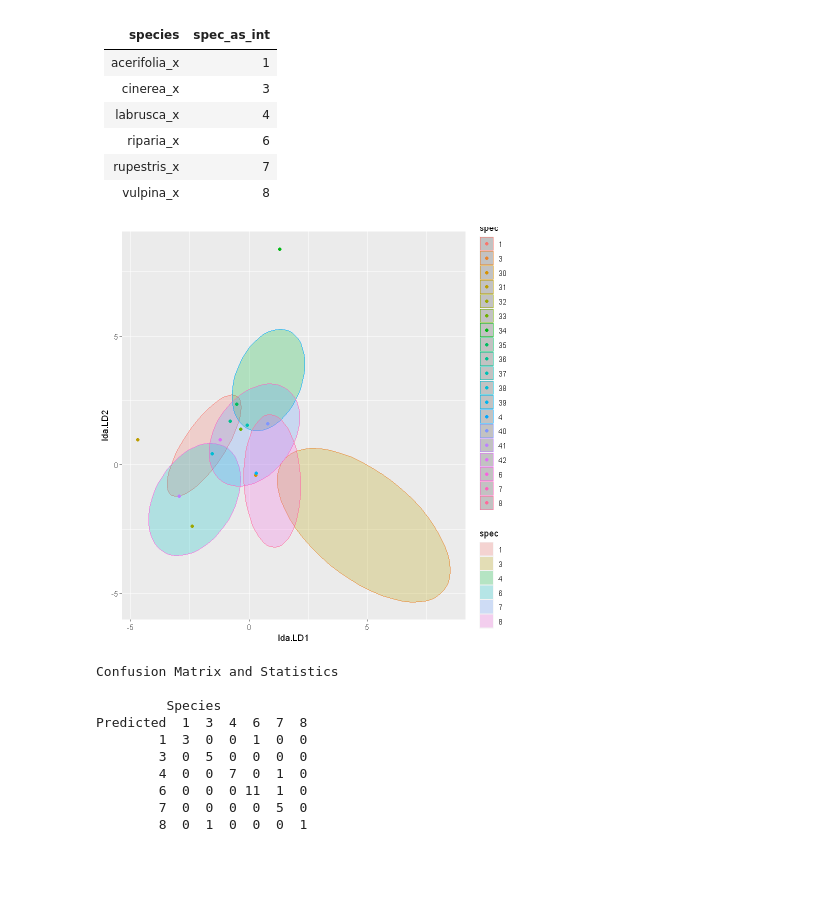
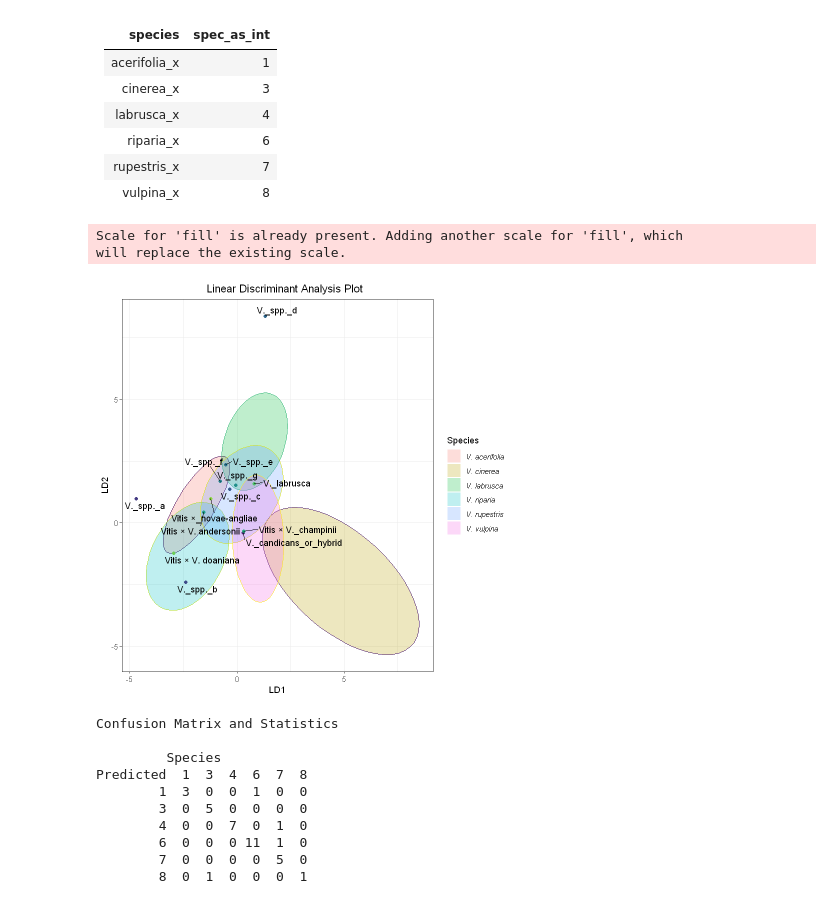
Before and after one commit to Kovacs-Lab/Geneva_Ionomics, a Jupyter notebook: Medium_Six_Final.ipynb, the cells around one changed output. Cells and saved outputs as stored; diff of their text form; code cells hidden in the pictures; blank space fills up the shorter version.

Commit message:
LDA graphics

```diff
--- a/Medium_Six_Final.ipynb
+++ b/Medium_Six_Final.ipynb
@@ -62,7 +43,7 @@ The downloaded binary packages are in
 #Loading all needed files,dropping first two coloumns, which are not needed for analysis (ID, species)
 ionomics <- read.csv('spec_woAestPalm_xyz_concat.csv', colClasses =c("NULL","NULL",NA,NA,NA,NA,NA,NA,NA,NA,NA,NA,NA,NA,NA,
                                                                     NA,NA,NA,NA,NA,NA,NA))
-hybrids <- read.csv('spec_shoot_xyz_concat_unk_only.csv', colClasses = c("NULL","NULL",NA,NA,NA,NA,NA,NA,NA,NA,NA,NA,NA,NA,NA,
+hybrids <- read.csv('spec_shoot_xyz_concat_unk_only.csv', colClasses = c("NULL",NA,NA,NA,NA,NA,NA,NA,NA,NA,NA,NA,NA,NA,NA,
                                                                     NA,NA,NA,NA,NA,NA,NA))
 
 #Imputation via missMDA
@@ -133,17 +114,30 @@ pred.impute <- predict(lda.impute)
 pred.hybrids <- lda.impute %>% predict(hybrids)
 # %%
 viz.impute <- data.frame(spec = df.impute[1], lda = pred.impute$x)
-viz.hybrids <- data.frame(spec = hybrids[1], lda = pred.hybrids$x)
+viz.hybrids <- data.frame(spec = hybrids[2], lda = pred.hybrids$x)
 viz.impute$spec = as.factor(viz.impute$spec)
 viz.hybrids$spec = as.factor(viz.hybrids$spec)
+row.names(viz.hybrids) = unlist(hybrids[1])
 # %%
 p <- ggplot(data = NULL)
 p <- p + stat_ellipse(data = viz.impute, aes(x = lda.LD1, y = lda.LD2, color = spec, fill = spec),geom = "polygon", alpha = .25)
 p <- p + geom_point(data = viz.hybrids, aes(x = lda.LD1, y = lda.LD2, color = spec))
+p <- p + scale_color_viridis_d(aesthetics = "fill")
+p <- p + scale_color_viridis_d(aesthetics = "color")
+p <- p + theme_bw()
+p <- p + xlab("LD1")
+p <- p + ylab("LD2")
+p <- p + labs(title = "Linear Discriminant Analysis Plot")
+p <- p + theme(plot.title = element_text(hjust = .55), legend.text = element_text(face = "italic"))
+p <- p + scale_fill_discrete(name = "Species", labels = c("V. acerifolia","V. cinerea","V. labrusca","V. riparia","V. rupestris","V. vulpina"))
+p <- p + guides(color = FALSE)
+p <- p + geom_text_repel(aes(x = viz.hybrids$lda.LD1, y = viz.hybrids$lda.LD2), label = rownames(viz.hybrids), vjust = "inward",
+                 hjust = "inward")
 p
-#TODO, assign labels, add title, name axes, color palette
 # %% [output]
+Scale for 'fill' is already present. Adding another scale for 'fill', which
+will replace the existing scale.
-[figure, old version]
+[figure, new version]
 # %%
 #mice data
 table.mice <- table(Predicted=predictions.mice$class, Species=test.data.mice$spec_as_int)
```
Also changed, not shown: parts of 1 cell of this notebook, 1 other file.
